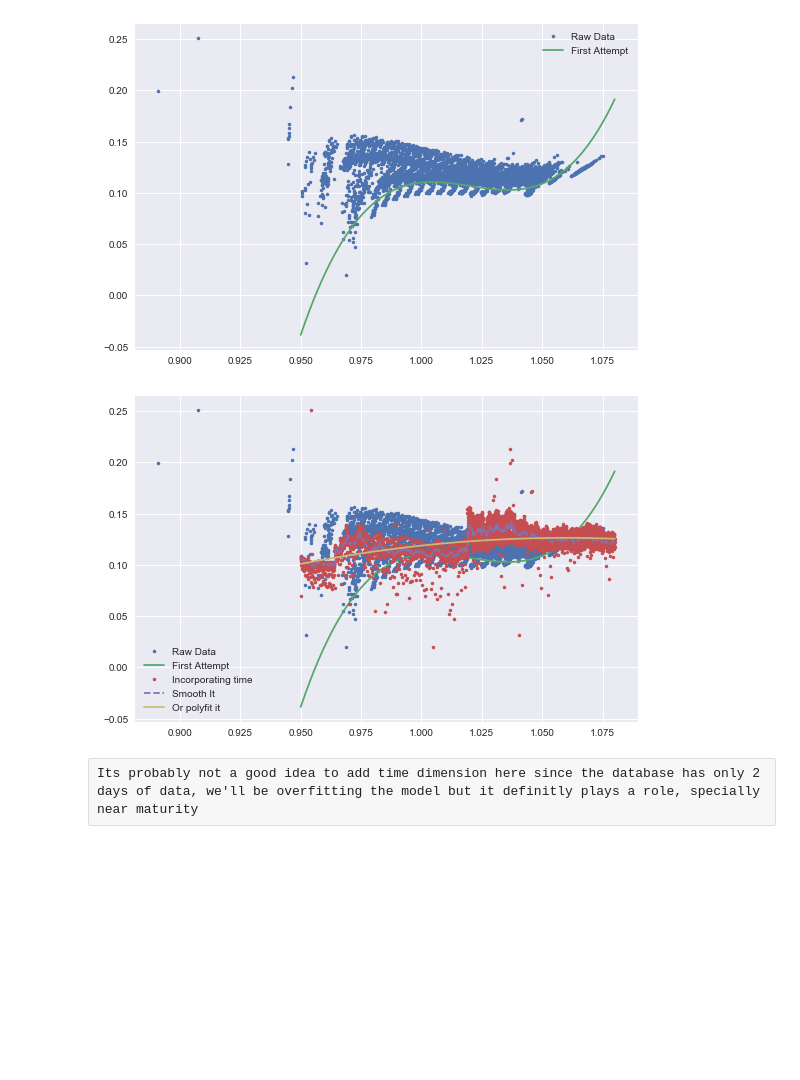
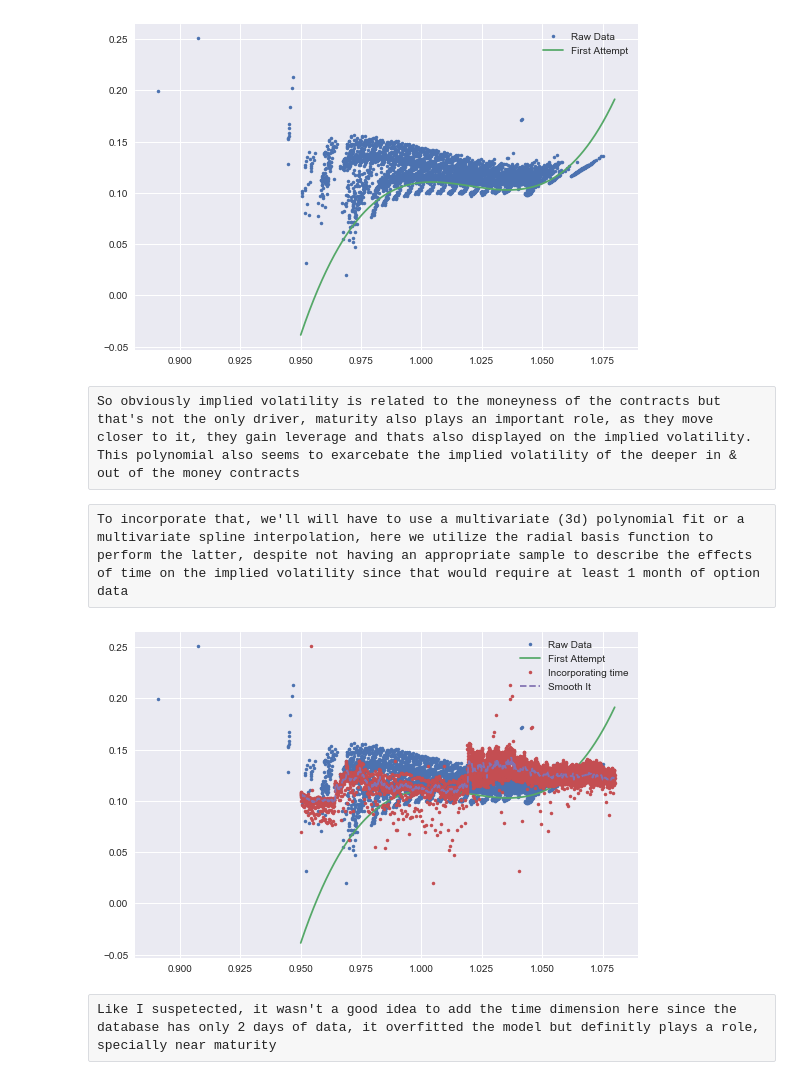
Before and after one commit to LongOnly/Implied-Volatility-Modelling, a Jupyter notebook: Implied Volatility Modelling.ipynb, the cells around one changed output. Cells and saved outputs as stored; diff of their text form; code cells hidden in the pictures; blank space fills up the shorter version.

```diff
--- a/Implied Volatility Modelling.ipynb
+++ b/Implied Volatility Modelling.ipynb
@@ -47,6 +47,8 @@ plt.legend()
 plt.show()
 # %% [output]
 [figure]
+# %% [raw]
+So obviously implied volatility is related to the moneyness of the contracts but that's not the only driver, maturity also plays an important role, as they move closer to it, they gain leverage and thats also displayed on the implied volatility. This polynomial also seems to exarcebate the implied volatility of the deeper in & out of the money contracts
 # %%
 zfun_smooth_rbf = interp.Rbf(M0['Moneyness'], M0['Expiration'], M0['CallImpVol'], function='cubic', smooth=0)
 z_dense_smooth_rbf = zfun_smooth_rbf(M0['Moneyness'], M0['Expiration'])
@@ -55,13 +55,14 @@ p2 = np.poly1d(np.polyfit(xp,z_dense_smooth_rbf, 2))
+# %% [raw]
+To incorporate that, we'll will have to use a multivariate (3d) polynomial fit or a multivariate spline interpolation, here we utilize the radial basis function to perform the latter, despite not having an appropriate sample to describe the effects of time on the implied volatility since that would require at least 1 month of option data
 # %%
 plt.figure(figsize=(9,6))
 plt.plot(M0['Moneyness'], M0['CallImpVol'], '.', label='Raw Data')
 plt.plot(xp, p(xp), '-', label='First Attempt')
 plt.plot(xp, z_dense_smooth_rbf, '.', label='Incorporating time')
 plt.plot(xp, pd.Series(z_dense_smooth_rbf).rolling(window=20).median(), '--', label='Smooth It')
-plt.plot(xp, p2(xp), '-', label='Or polyfit it')
 plt.legend()
 plt.show()
 # %% [output]
-[figure, old version]
+[figure, new version]
 # %% [raw]
-Its probably not a good idea to add time dimension here since the database has only 2 days of data, we'll be overfitting the model but it definitly plays a role, specially near maturity
+Like I suspetected, it wasn't a good idea to add the time dimension here since the database has only 2 days of data, it overfitted the model but definitly plays a role, specially near maturity
```
Also changed, not shown: parts of 1 cell of this notebook.
